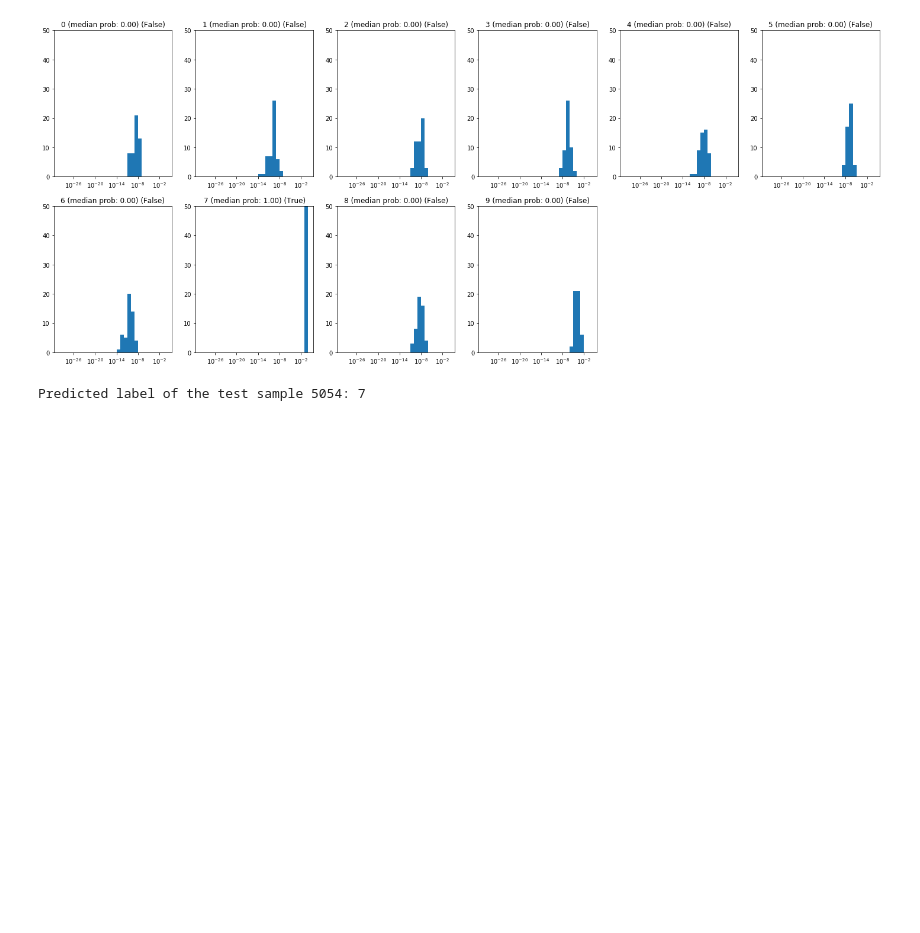
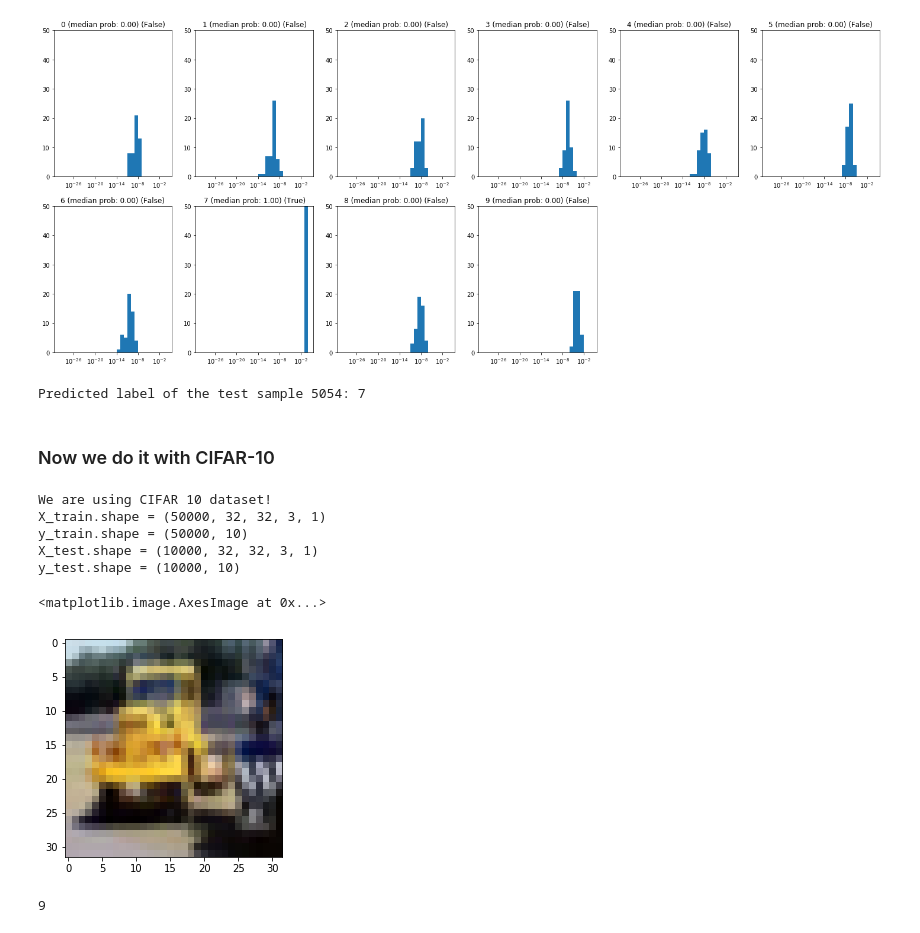
Before and after one commit to purva98/easy-bnn-with-tf2.0, a Jupyter notebook: bnn-tf2.ipynb, the cells around one changed output. Drawn from its saved outputs; the diff is of its cells as text; code cells hidden in the pictures; blank space fills up the shorter version.

Commit message:
loaded cifar10 dataset

```diff
--- a/bnn-tf2.ipynb
+++ b/bnn-tf2.ipynb
@@ -306,3 +306,44 @@ True label of the test sample 0: 7
 [figure]
 [figure]
 Predicted label of the test sample 5054: 7
+# %% [markdown]
+### Now we do it with CIFAR-10
+# %%
+"""
+first, we load the dataset. We are trying to do it first with MNIST
+I've found this snippet somewhere in github
+"""
+
+#as we have 10 classes, I'm setting class number to 10
+class_nmr = 10
+
+print('We are using CIFAR 10 dataset!')
+(X_train, y_train), (X_test, y_test) = tf.keras.datasets.cifar10.load_data()
+X_train = np.expand_dims(X_train, -1)
+n_train = X_train.shape[0]
+X_test = np.expand_dims(X_test, -1)
+y_train = tf.keras.utils.to_categorical(y_train, class_nmr)
+y_test = tf.keras.utils.to_categorical(y_test, class_nmr)
+
+# Normalize data
+X_train = X_train.astype('float32') / 255
+X_test = X_test.astype('float32') / 255
+
+print("X_train.shape =", X_train.shape)
+print("y_train.shape =", y_train.shape)
+print("X_test.shape =", X_test.shape)
+print("y_test.shape =", y_test.shape)
+
+plt.imshow(X_train[1026, :, :, :,0], cmap='gist_gray')
+# %% [output]
+We are using CIFAR 10 dataset!
+X_train.shape = (50000, 32, 32, 3, 1)
+y_train.shape = (50000, 10)
+X_test.shape = (10000, 32, 32, 3, 1)
+y_test.shape = (10000, 10)
+<matplotlib.image.AxesImage at 0x...>
+[figure, added]
+# %%
+np.argmax(y_train[1026])
+# %% [output]
+9
```
